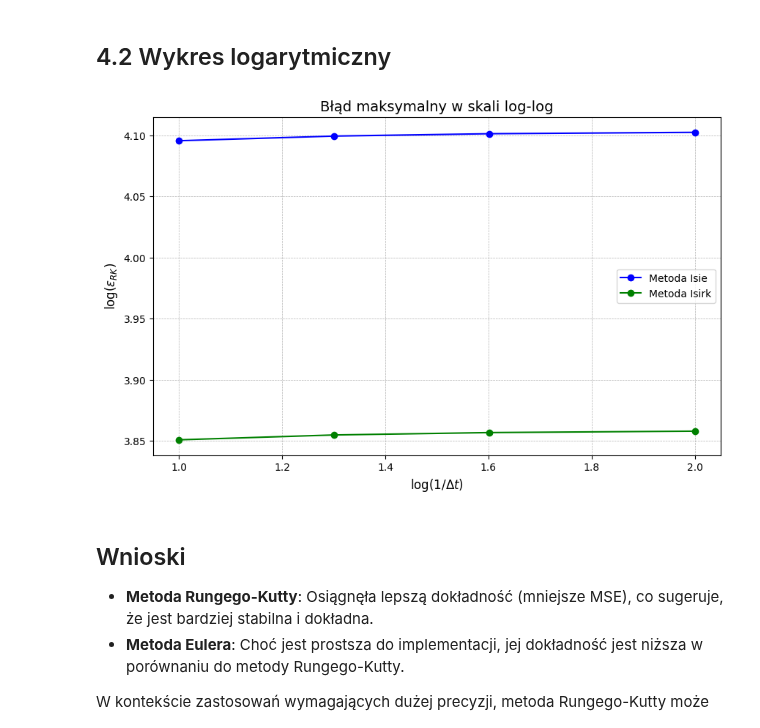
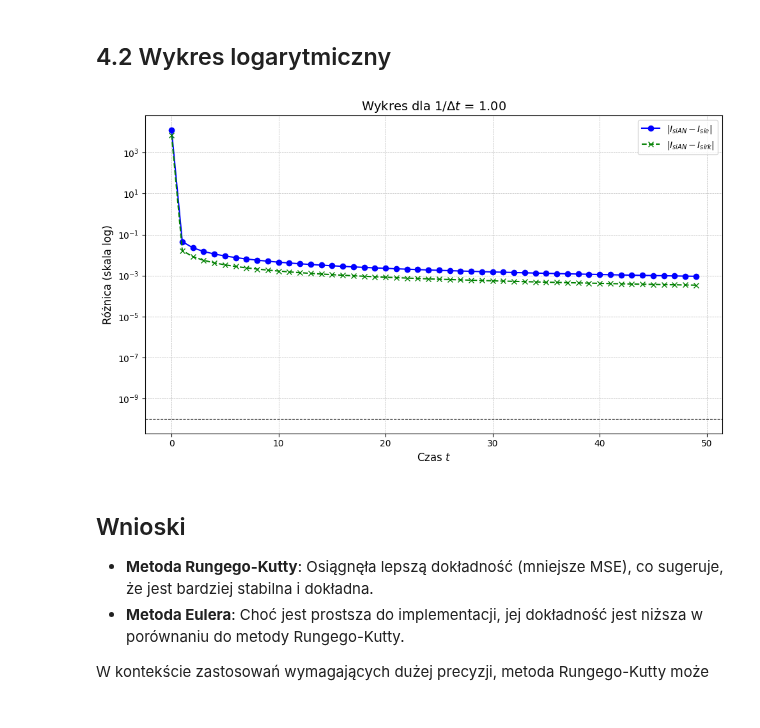
Before and after one commit to 277465/Modelowanie-Pandemii-Sars-cov-19, a Jupyter notebook: projekt.ipynb, the cells around one changed output. Drawn from its saved outputs; the diff is of its cells as text; code cells hidden in the pictures.

```diff
--- a/projekt.ipynb
+++ b/projekt.ipynb
@@ -959,59 +855,45 @@ plt.show()
 # %%
 import numpy as np
 import matplotlib.pyplot as plt
 
 # Dane przykładowe
-delta_t_values = np.array([0.1, 0.05, 0.025, 0.01])  # Wartości kroku czasowego
-inv_delta_t = 1/delta_t_values                     # Odwrotność kroku czasowego
-T = 50                                              # Maksymalny czas symulacji
+delta_t = 1  # Wartość kroku czasowego
+T = 50  # Maksymalny czas symulacji
 
-# Wyniki analityczne I(t) (przy większej dokładności czasu)
+# Wyniki analityczne i dane do testów (przykładowe)
 t_high_res = np.linspace(0, T, 1000)
-IsiAN_high_res = np.interp(t_high_res, np.linspace(0, T, len(IsiAN)), IsiAN)  # Interpolacja
 
-# Obliczanie błędu maksymalnego dla każdej metody
-epsilon_sie = []
-epsilon_sirk = []
+IsiAN_high_res = np.interp(t_high_res, np.linspace(0, T, len(IsiAN)), IsiAN)
 
-for dt in delta_t_values:
-    t_num = np.arange(0, T, dt)  # Punkty czasowe dla danego delta_t
+# Punkty czasowe dla delta_t
+t_num = np.arange(0, T, delta_t)
 
-    # Interpolacja wyników analitycznych w punktach numerycznych
-    IsiAN_interp = np.interp(t_num, t_high_res, IsiAN_high_res)
+# Interpolacja wyników analitycznych w punktach numerycznych
+IsiAN_interp = np.interp(1/t_num, t_high_res, IsiAN_high_res)
 
-    # Interpolacja wyników numerycznych dla Isie i Isirk
-    Isie_interp = np.interp(t_num, np.linspace(0, T, len(Iesi)), Iesi)
-    Isirk_interp = np.interp(t_num, np.linspace(0, T, len(Irksi)), Irksi)
+# Interpolacja wyników numerycznych dla Isie i Isirk
+Isie_interp = np.interp(1/t_num, np.linspace(0, T, len(Iesi)), Iesi)
+Isirk_interp = np.interp(1/t_num, np.linspace(0, T, len(Irksi)), Irksi)
 
-    # Obliczanie błędów maksymalnych
-    epsilon_sie.append(np.max(np.abs(IsiAN_interp - Isie_interp)))
-    epsilon_sirk.append(np.max(np.abs(IsiAN_interp - Isirk_interp)))
+# Różnice w każdym punkcie
+diff_sie = np.abs(IsiAN_interp - Isie_interp)  # Moduł różnic dla logarytmicznej skali
+diff_sirk = np.abs(IsiAN_interp - Isirk_interp)
 
-# Konwersja do skali logarytmicznej
-log_inv_delta_t = np.log10(inv_delta_t)  # Logarytm odwrotności kroku czasowego
-log_epsilon_sie = np.log10(epsilon_sie)  # Logarytm błędu dla metody Isie
-log_epsilon_sirk = np.log10(epsilon_sirk)  # Logarytm błędu dla metody Isirk
-
-# Wykres
+# Tworzenie wykresu
 plt.figure(figsize=(10, 6))
-
-# Wykres dla metody Isie
-plt.plot(log_inv_delta_t, log_epsilon_sie, label='Metoda Isie', marker='o', linestyle='-', color='blue')
-
-# Wykres dla metody Isirk
-plt.plot(log_inv_delta_t, log_epsilon_sirk, label='Metoda Isirk', marker='o', linestyle='-', color='green')
-
-# Dodanie szczegółów do wykresu
-plt.xlabel('$\\log(1/\\Delta t)$', fontsize=12)
-plt.ylabel('$\\log(\\epsilon_{RK})$', fontsize=12)
-plt.title('Błąd maksymalny w skali log-log', fontsize=14)
+plt.plot(t_num, diff_sie, label='$|I_{siAN} - I_{sie}|$', marker='o', linestyle='-', color='blue')
+plt.plot(t_num, diff_sirk, label='$|I_{siAN} - I_{sirk}|$', marker='x', linestyle='--', color='green')
+plt.axhline(1e-10, color='black', linestyle='--', linewidth=0.8)  # Linia pomocnicza dla skali logarytmicznej
+plt.title(f'Wykres dla $1/\\Delta t$ = {1/delta_t:.2f}', fontsize=14)
+plt.xlabel('Czas $t$', fontsize=12)
+plt.ylabel('Różnica (skala log)', fontsize=12)
+plt.yscale('log')  # Ustawienie skali logarytmicznej na osi y
+plt.grid(True, which='both', linestyle='--', linewidth=0.5)
 plt.legend(fontsize=10)
-plt.grid(True, which="both", linestyle="--", linewidth=0.5)
-
-# Wyświetlenie wykresu
+plt.tight_layout()
 plt.show()
 # %% [output]
-[figure, old version]
+[figure, new version]
 # %% [markdown]
 ## Wnioski
 - **Metoda Rungego-Kutty**: Osiągnęła lepszą dokładność (mniejsze MSE), co sugeruje, że jest bardziej stabilna i dokładna.
```
Also changed, not shown: parts of 5 cells of this notebook.
